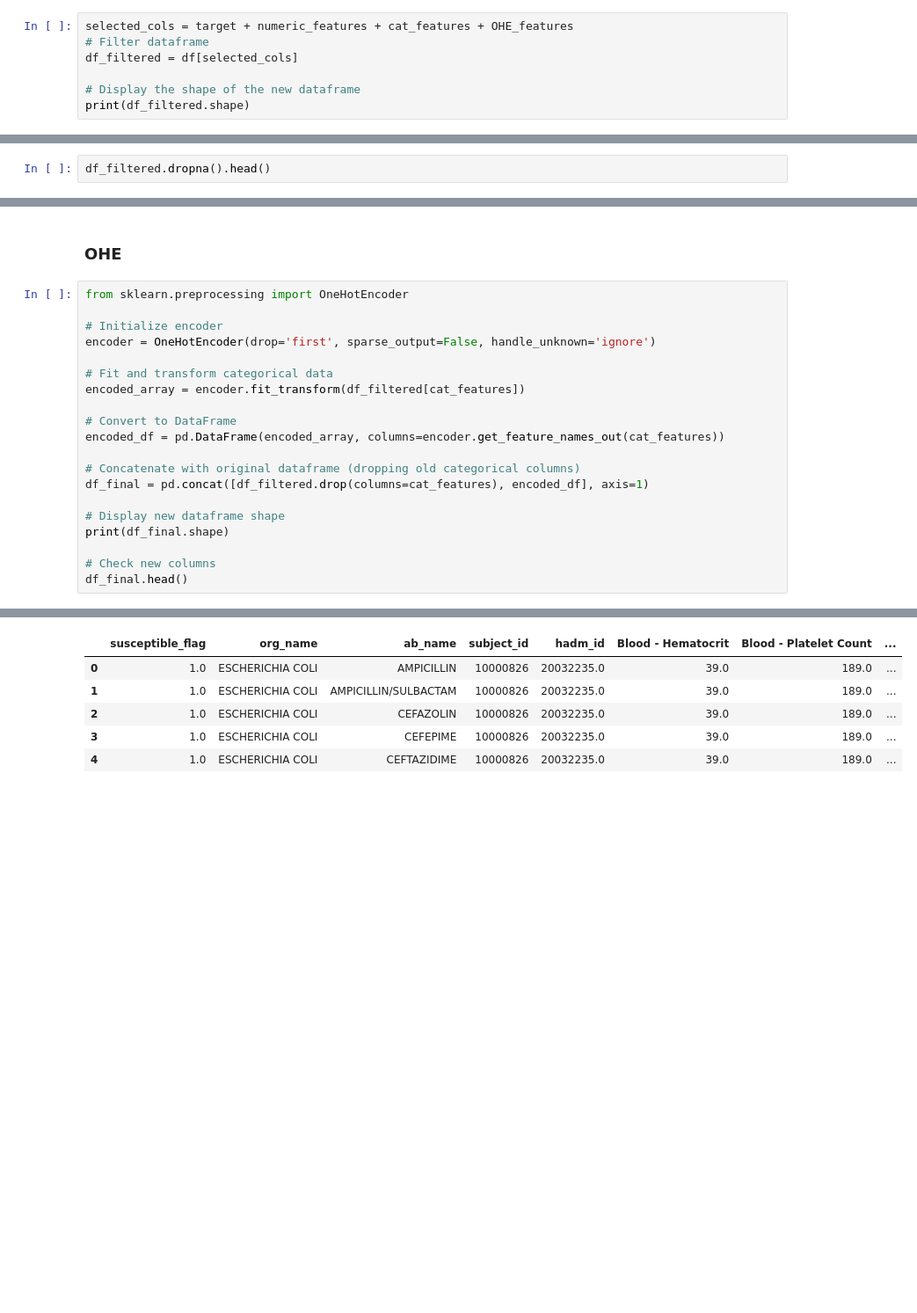
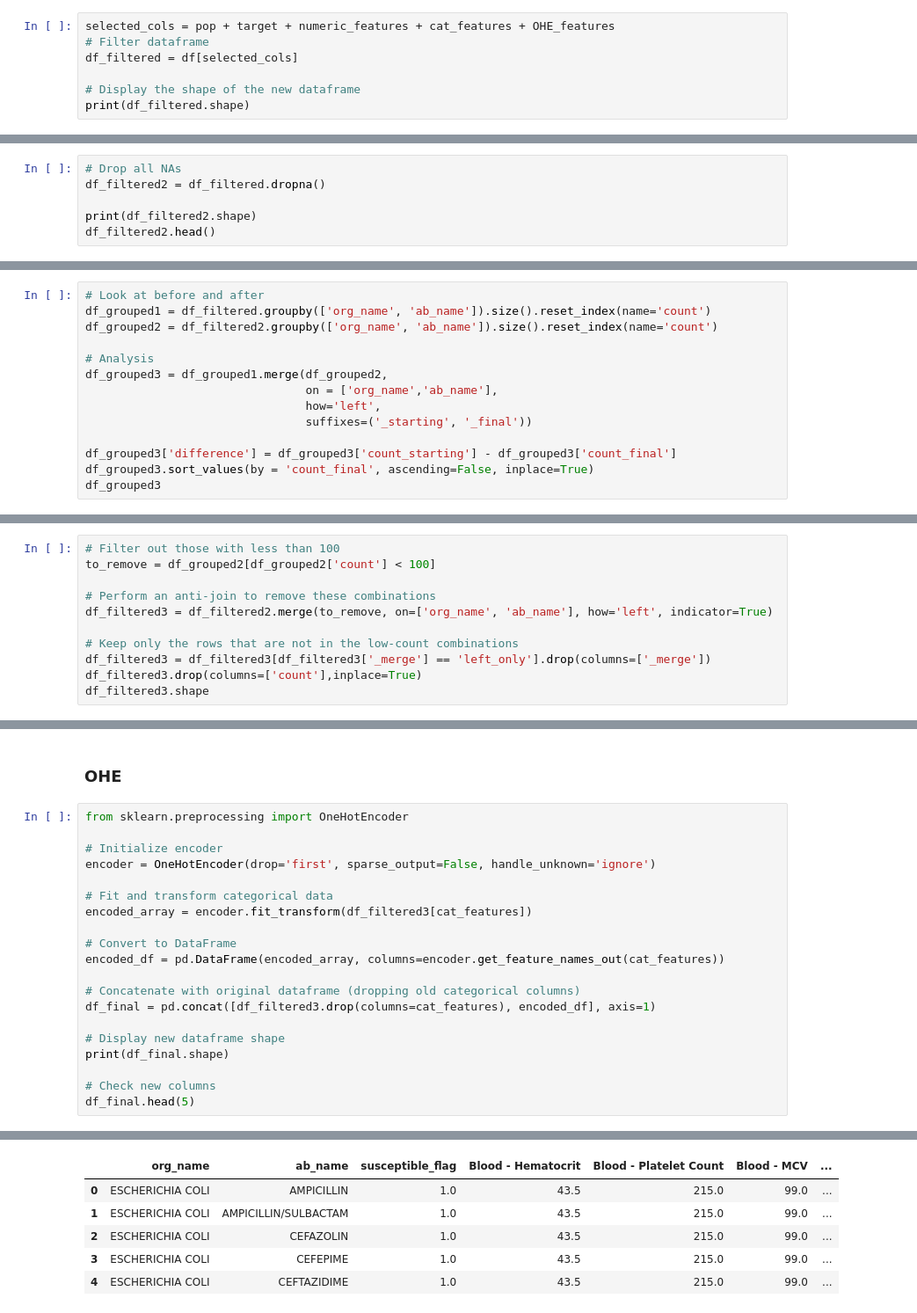
Before and after one commit to Jas-Dinh/resist.ai, a Jupyter notebook: 03_MIMIC-IV_Modeling_Pipeline_All.ipynb, the cells around one changed output, grey strips where cells are left out. Shown at 88% size. Drawn from its saved outputs; the diff is of its cells as text; blank space fills up the shorter version.

```diff
--- a/03_MIMIC-IV_Modeling_Pipeline_All.ipynb
+++ b/03_MIMIC-IV_Modeling_Pipeline_All.ipynb
@@ -224,7 +196,7 @@ OHE_features = [
 'V04CA','V04CC','V04CG','V04CX','V06DC','V07AB'
 ]
 # %%
-selected_cols = target + numeric_features + cat_features + OHE_features
+selected_cols = pop + target + numeric_features + cat_features + OHE_features
 # Filter dataframe
 df_filtered = df[selected_cols]
 
@@ -235,3 +209,7 @@ print(df_filtered.shape)
 # %%
-df_filtered.dropna().head()
+# Drop all NAs
+df_filtered2 = df_filtered.dropna()
+
+print(df_filtered2.shape)
+df_filtered2.head()
 # %% [output]
@@ -243,0 +223,14 @@ df_filtered.dropna().head()
+# %%
+# Look at before and after
+df_grouped1 = df_filtered.groupby(['org_name', 'ab_name']).size().reset_index(name='count')
+df_grouped2 = df_filtered2.groupby(['org_name', 'ab_name']).size().reset_index(name='count')
+
+# Analysis
+df_grouped3 = df_grouped1.merge(df_grouped2,
+                                on = ['org_name','ab_name'],
+                                how='left',
+                                suffixes=('_starting', '_final'))
+
+df_grouped3['difference'] = df_grouped3['count_starting'] - df_grouped3['count_final']
+df_grouped3.sort_values(by = 'count_final', ascending=False, inplace=True)
+df_grouped3
@@ -243,0 +258,11 @@ df_filtered.dropna().head()
+# %%
+# Filter out those with less than 100
+to_remove = df_grouped2[df_grouped2['count'] < 100]
+
+# Perform an anti-join to remove these combinations
+df_filtered3 = df_filtered2.merge(to_remove, on=['org_name', 'ab_name'], how='left', indicator=True)
+
+# Keep only the rows that are not in the low-count combinations
+df_filtered3 = df_filtered3[df_filtered3['_merge'] == 'left_only'].drop(columns=['_merge'])
+df_filtered3.drop(columns=['count'],inplace=True)
+df_filtered3.shape
@@ -250,17 +320,17 @@ from sklearn.preprocessing import OneHotEncoder
 encoder = OneHotEncoder(drop='first', sparse_output=False, handle_unknown='ignore')
 
 # Fit and transform categorical data
-encoded_array = encoder.fit_transform(df_filtered[cat_features])
+encoded_array = encoder.fit_transform(df_filtered3[cat_features])
 
 # Convert to DataFrame
 encoded_df = pd.DataFrame(encoded_array, columns=encoder.get_feature_names_out(cat_features))
 
 # Concatenate with original dataframe (dropping old categorical columns)
-df_final = pd.concat([df_filtered.drop(columns=cat_features), encoded_df], axis=1)
+df_final = pd.concat([df_filtered3.drop(columns=cat_features), encoded_df], axis=1)
 
 # Display new dataframe shape
 print(df_final.shape)
 
 # Check new columns
-df_final.head()
+df_final.head(5)
 # %% [output]
@@ -268,9 +338,9 @@ df_final.head()
-|  | susceptible_flag | org_name | ab_name | subject_id | hadm_id | Blood - Hematocrit | Blood - Platelet Count | ... |
-| 0 | 1.0 | ESCHERICHIA COLI | AMPICILLIN | 10000826 | 20032235.0 | 39.0 | 189.0 | ... |
-| 1 | 1.0 | ESCHERICHIA COLI | AMPICILLIN/SULBACTAM | 10000826 | 20032235.0 | 39.0 | 189.0 | ... |
-| 2 | 1.0 | ESCHERICHIA COLI | CEFAZOLIN | 10000826 | 20032235.0 | 39.0 | 189.0 | ... |
-| 3 | 1.0 | ESCHERICHIA COLI | CEFEPIME | 10000826 | 20032235.0 | 39.0 | 189.0 | ... |
-| 4 | 1.0 | ESCHERICHIA COLI | CEFTAZIDIME | 10000826 | 20032235.0 | 39.0 | 189.0 | ... |
+|  | org_name | ab_name | susceptible_flag | Blood - Hematocrit | Blood - Platelet Count | Blood - MCV | ... |
+| 0 | ESCHERICHIA COLI | AMPICILLIN | 1.0 | 43.5 | 215.0 | 99.0 | ... |
+| 1 | ESCHERICHIA COLI | AMPICILLIN/SULBACTAM | 1.0 | 43.5 | 215.0 | 99.0 | ... |
+| 2 | ESCHERICHIA COLI | CEFAZOLIN | 1.0 | 43.5 | 215.0 | 99.0 | ... |
+| 3 | ESCHERICHIA COLI | CEFEPIME | 1.0 | 43.5 | 215.0 | 99.0 | ... |
+| 4 | ESCHERICHIA COLI | CEFTAZIDIME | 1.0 | 43.5 | 215.0 | 99.0 | ... |
 # %%
 modeling_df = df_final.dropna()
 modeling_df.shape
```
Also changed, not shown: parts of 27 cells of this notebook, 4 other files.
